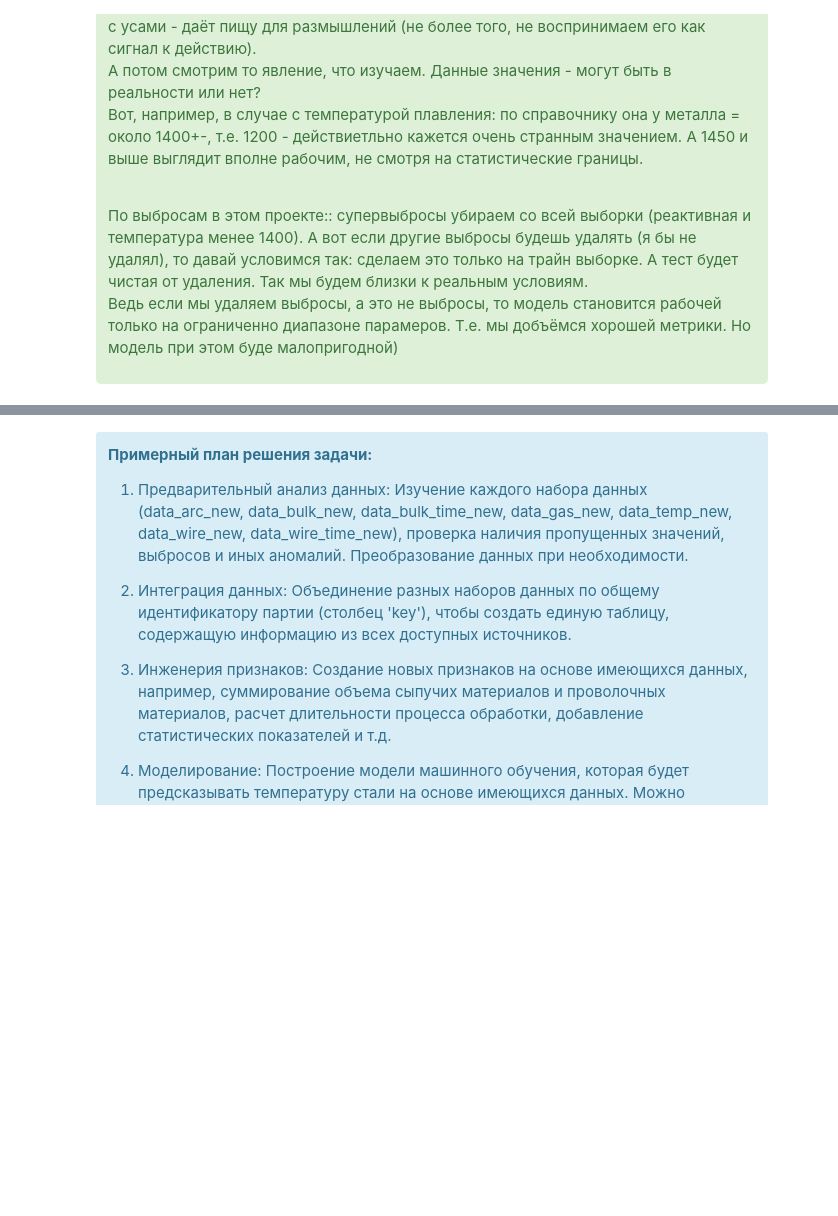
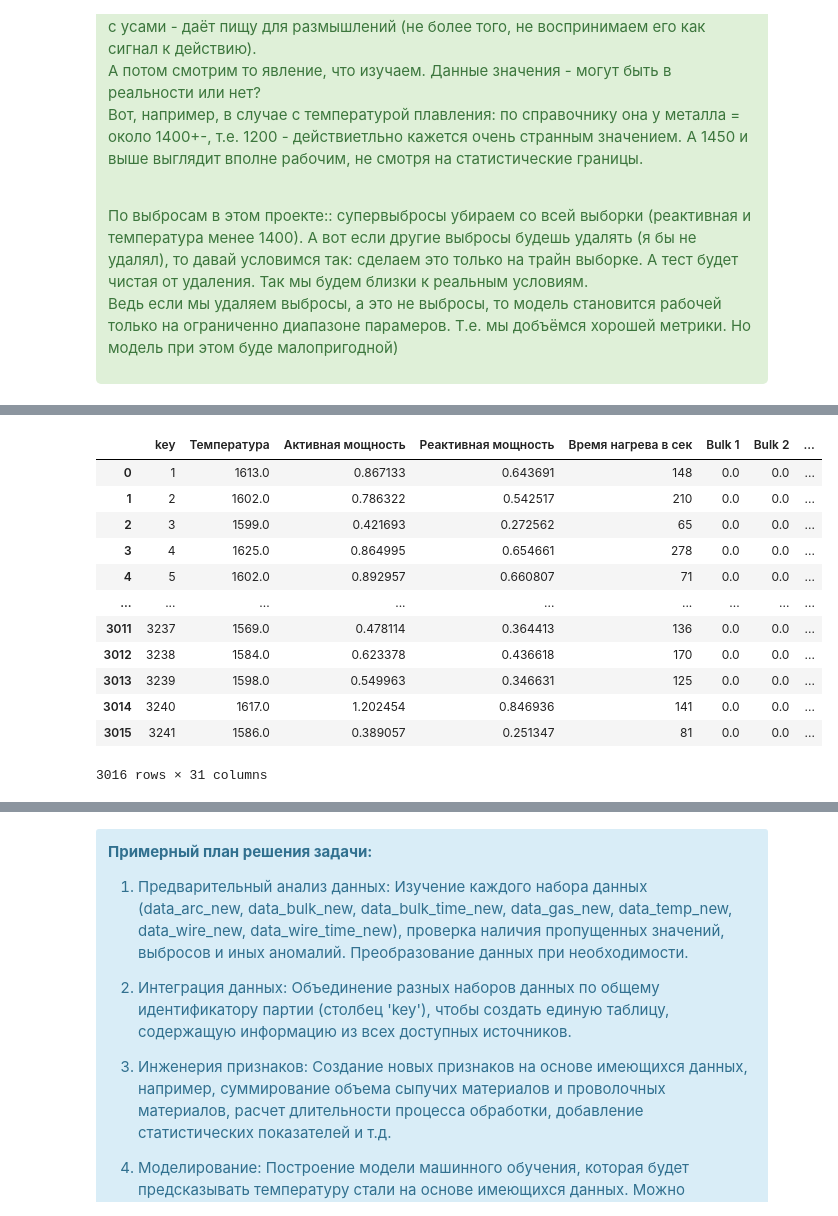
Before and after one commit to PyDataLab/Portfolio, a Jupyter notebook: 14/Project_2.ipynb, the cells around one changed output, grey strips where cells are left out. Saved outputs shown, nothing was run; the diff lists cells and outputs as text; code cells hidden in the pictures; blank space fills up the shorter version.

```diff
--- a/14/Project_2.ipynb
+++ b/14/Project_2.ipynb
@@ -577,0 +604,80 @@ merged_data = merged_data.drop(['Время замера', 'Начало наг
+# %%
+# dfs = [data_arc_new, data_bulk_new, data_gas_new, data_temp_new, data_wire_new]
+
+# common_keys = set(dfs[0]['key'])
+# for df in dfs[1:]:
+#     common_keys &= set(df['key'])
+
+# common_keys_list = list(common_keys)
+
+# merged_data = pd.concat([df[df['key'].isin(common_keys_list)] for df in dfs], axis=0, ignore_index=True).drop_duplicates()
+# merged_data.dropna(subset=['Температура'], inplace=True)
+# merged_data = merged_data.fillna(0)
+# merged_data = merged_data.drop('Время замера', axis=1)
+
+# # column_with_value = merged_data.columns[merged_data.eq('2019-08-03 21:06:43').any()]
+# # print("Столбец с значением '2019-08-03 21:06:43':", column_with_value)
+
+# # print("Количество строк в merged_data:", merged_data.shape[0])
+# # pd.set_option('display.max_columns', 31)
+# # print(merged_data)
+# # filtered_data = merged_data.loc[merged_data['key'] == 1]
+# # print(filtered_data)
+# merged_data = merged_data.drop_duplicates(subset='key', keep='last')
+# merged_data = merged_data.reset_index(drop=True)
+
+# columns_to_check = merged_data.columns.difference(['key', 'Температура'])
+# merged_data = merged_data.loc[(merged_data[columns_to_check] != 0).any(axis=1)]
+
+# merged_data
+data = data_temp_new.merge(right=data_arc_new,
+                       how='inner',
+                       on='key')\
+                .merge(right=data_bulk_new,
+                       how='inner',
+                       on='key')\
+                .merge(right=data_gas_new,
+                       how='inner',
+                       on='key')\
+                .merge(right=data_wire_new,
+                       how='inner',
+                       on='key')
+merged_data = data.drop(['Время замера','Начало нагрева дугой','Конец нагрева дугой'], axis=1)
+merged_data.dropna(subset=['Температура'], inplace=True)
+merged_data = merged_data.fillna(0)
+
+
+
+
+# Группировка данных по ключу и подсчет числа повторений
+key_counts = merged_data.groupby('key').size().reset_index(name='count')
+
+# Выбор только тех ключей, которые встречаются больше одного раза
+keys_to_keep = key_counts[key_counts['count'] > 1]['key']
+
+# Фильтрация данных на основе выбранных ключей
+merged_data = merged_data[merged_data['key'].isin(keys_to_keep)]
+
+
+
+
+
+
+merged_data['first_temperature'] = merged_data.groupby('key')['Температура'].transform('first')
+merged_data = merged_data.drop_duplicates(subset='key', keep='last')
+merged_data = merged_data.reset_index(drop=True)
+merged_data
+# %% [output]
+|  | key | Температура | Активная мощность | Реактивная мощность | Время нагрева в сек | Bulk 1 | Bulk 2 | ... |
+| 0 | 1 | 1613.0 | 0.867133 | 0.643691 | 148 | 0.0 | 0.0 | ... |
+| 1 | 2 | 1602.0 | 0.786322 | 0.542517 | 210 | 0.0 | 0.0 | ... |
+| 2 | 3 | 1599.0 | 0.421693 | 0.272562 | 65 | 0.0 | 0.0 | ... |
+| 3 | 4 | 1625.0 | 0.864995 | 0.654661 | 278 | 0.0 | 0.0 | ... |
+| 4 | 5 | 1602.0 | 0.892957 | 0.660807 | 71 | 0.0 | 0.0 | ... |
+| ... | ... | ... | ... | ... | ... | ... | ... | ... |
+| 3011 | 3237 | 1569.0 | 0.478114 | 0.364413 | 136 | 0.0 | 0.0 | ... |
+| 3012 | 3238 | 1584.0 | 0.623378 | 0.436618 | 170 | 0.0 | 0.0 | ... |
+| 3013 | 3239 | 1598.0 | 0.549963 | 0.346631 | 125 | 0.0 | 0.0 | ... |
+| 3014 | 3240 | 1617.0 | 1.202454 | 0.846936 | 141 | 0.0 | 0.0 | ... |
+| 3015 | 3241 | 1586.0 | 0.389057 | 0.251347 | 81 | 0.0 | 0.0 | ... |
+3016 rows × 31 columns
```
Also changed, not shown: parts of 20 cells of this notebook, 24 other files.
